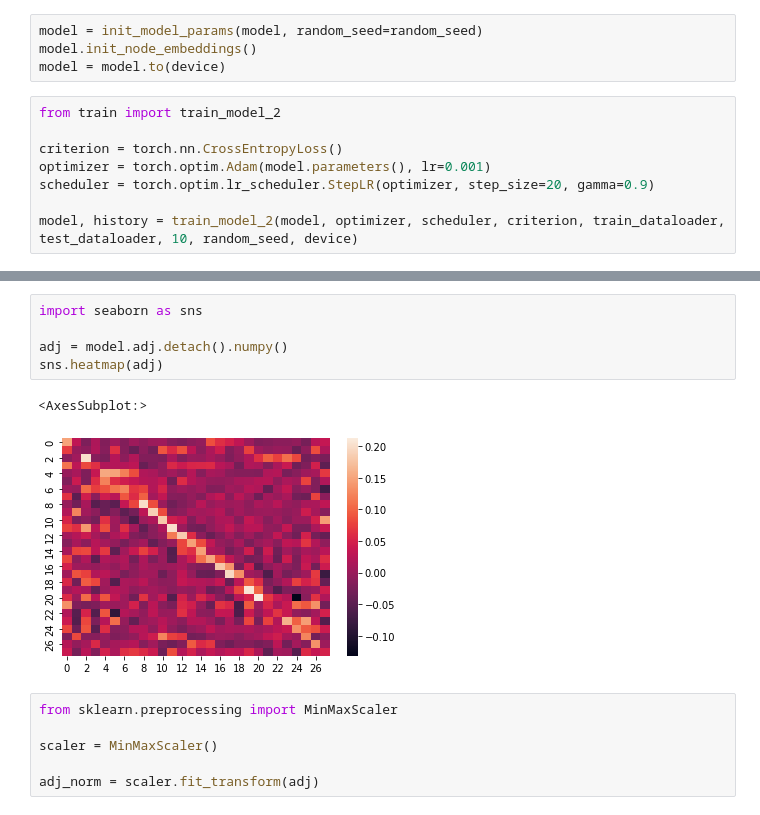
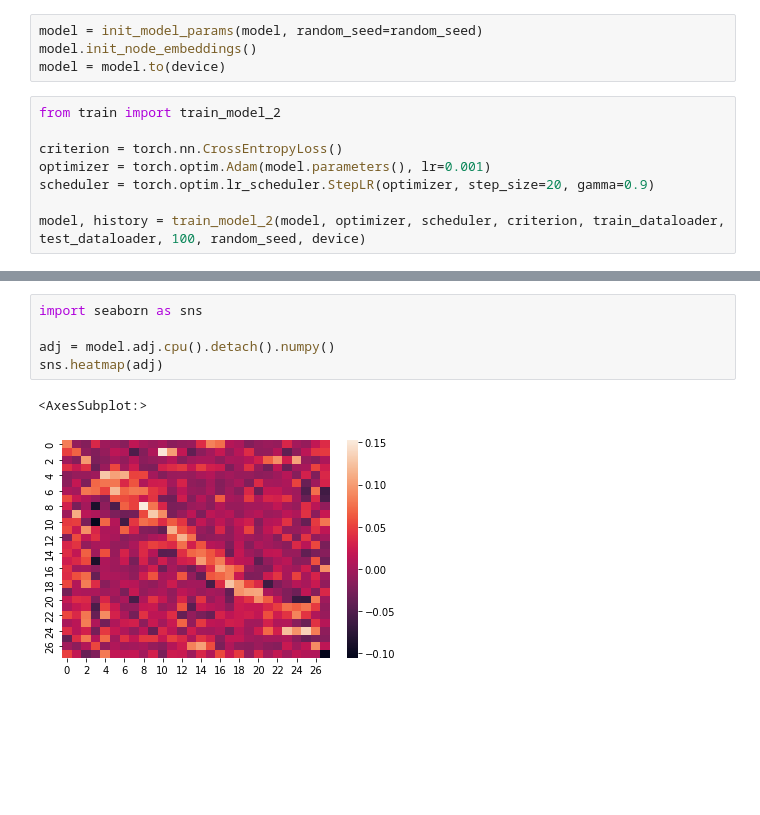
Before and after one commit to amar-enkhbat/thesis-2022, a Jupyter notebook: train_on_mnist.ipynb, the cells around one changed output, grey strips where cells are left out. Drawn from its saved outputs; the diff is of its cells as text; blank space fills up the shorter version.

Commit message:
train mnist, kernel pick

```diff
--- a/train_on_mnist.ipynb
+++ b/train_on_mnist.ipynb
@@ -136,5 +111,5 @@ criterion = torch.nn.CrossEntropyLoss()
 optimizer = torch.optim.Adam(model.parameters(), lr=0.001)
 scheduler = torch.optim.lr_scheduler.StepLR(optimizer, step_size=20, gamma=0.9)
 
-model, history = train_model_2(model, optimizer, scheduler, criterion, train_dataloader, test_dataloader, 10, random_seed, device)
+model, history = train_model_2(model, optimizer, scheduler, criterion, train_dataloader, test_dataloader, 100, random_seed, device)
 # %% [output]
@@ -148,14 +132,8 @@ Time per epoch: 36.11 sec
 # %%
 import seaborn as sns
 
-adj = model.adj.detach().numpy()
+adj = model.adj.cpu().detach().numpy()
 sns.heatmap(adj)
 # %% [output]
 <AxesSubplot:>
-[figure, old version]
+[figure, new version]
-# %%
-from sklearn.preprocessing import MinMaxScaler
-
-scaler = MinMaxScaler()
-
-adj_norm = scaler.fit_transform(adj)
```
Also changed, not shown: parts of 13 cells of this notebook, 7 other files.
